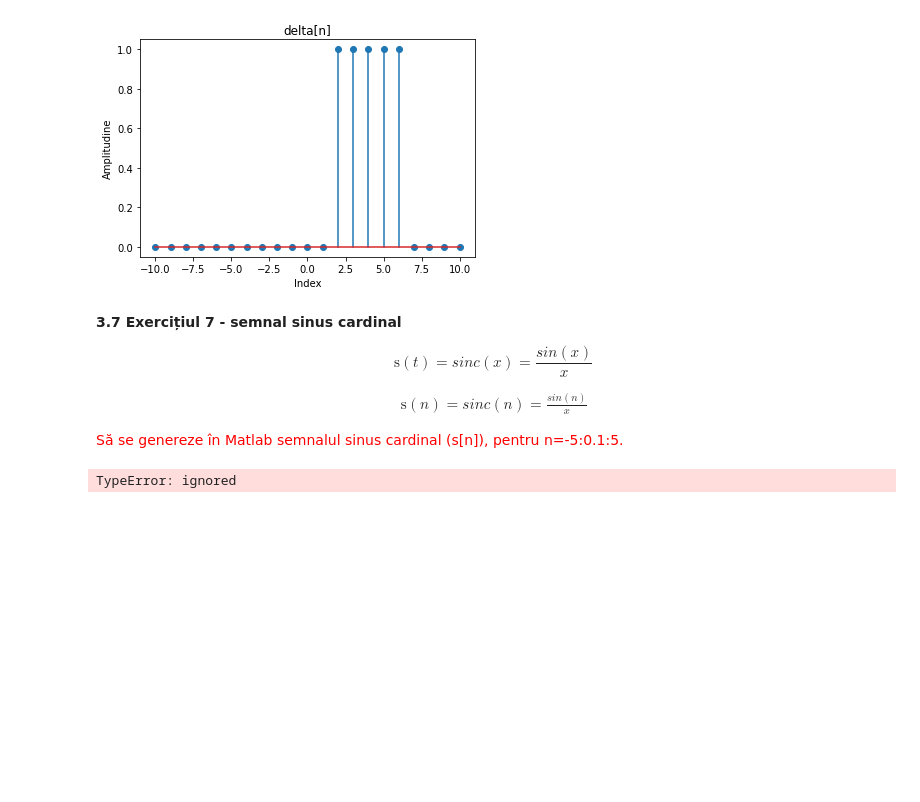
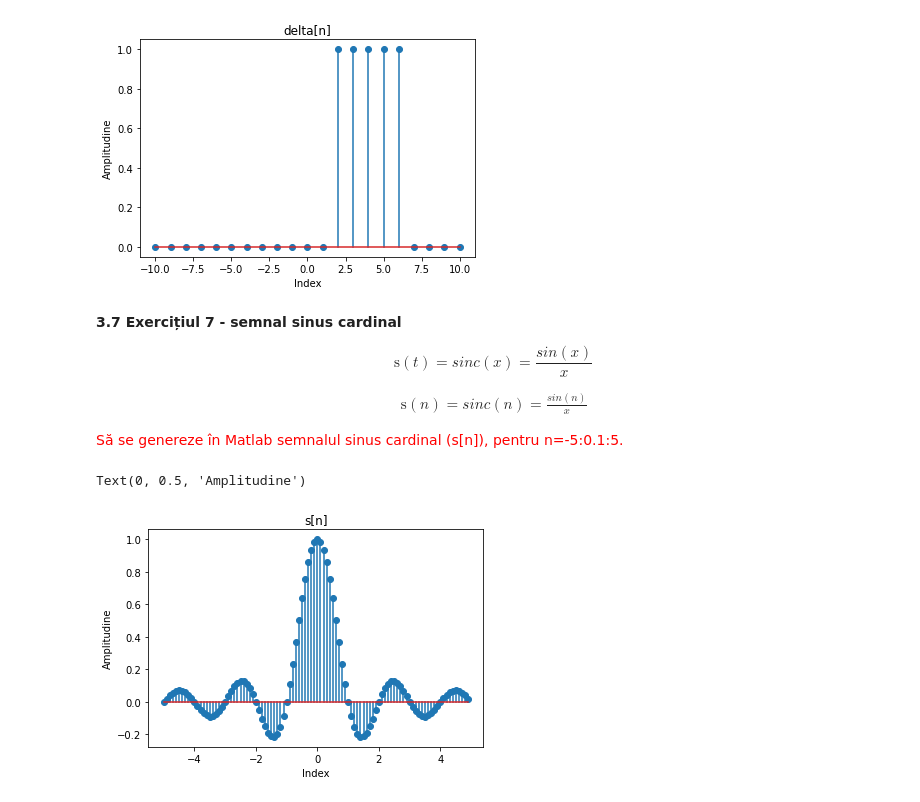
Before and after one commit to vladbstr/Python-Files-Tasks, a Jupyter notebook: lab2.ipynb, the cells around one changed output. Drawn from its saved outputs; the diff is of its cells as text; code cells hidden in the pictures; blank space fills up the shorter version.

```diff
--- a/lab2.ipynb
+++ b/lab2.ipynb
@@ -192,9 +190,12 @@ Text(0, 0.5, 'Amplitudine')
 
 <font color='red'>Să se genereze în Matlab semnalul sinus cardinal (s[n]), pentru n=-5:0.1:5.</font>
 # %%
-
-x = np.linspace(-5, 5, 100)
+x = np.arange(-5, 5, 0.1)
 np.sinc(x)
 plt.stem(x, np.sinc(x))
+plt.title('s[n]')
+plt.xlabel('Index')
+plt.ylabel('Amplitudine')
 # %% [output]
-TypeError: ignored
+Text(0, 0.5, 'Amplitudine')
+[figure, added]
```
Also changed, not shown: parts of 13 cells of this notebook.
